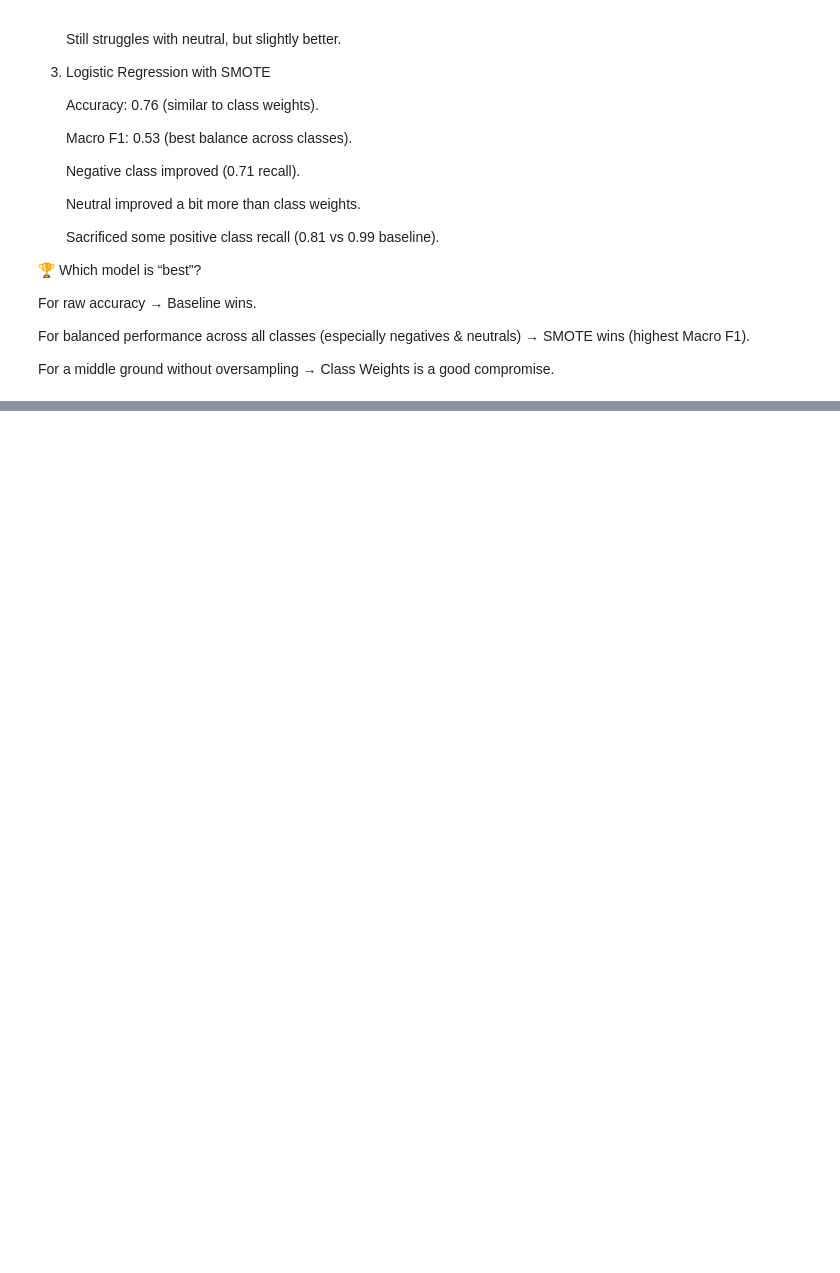
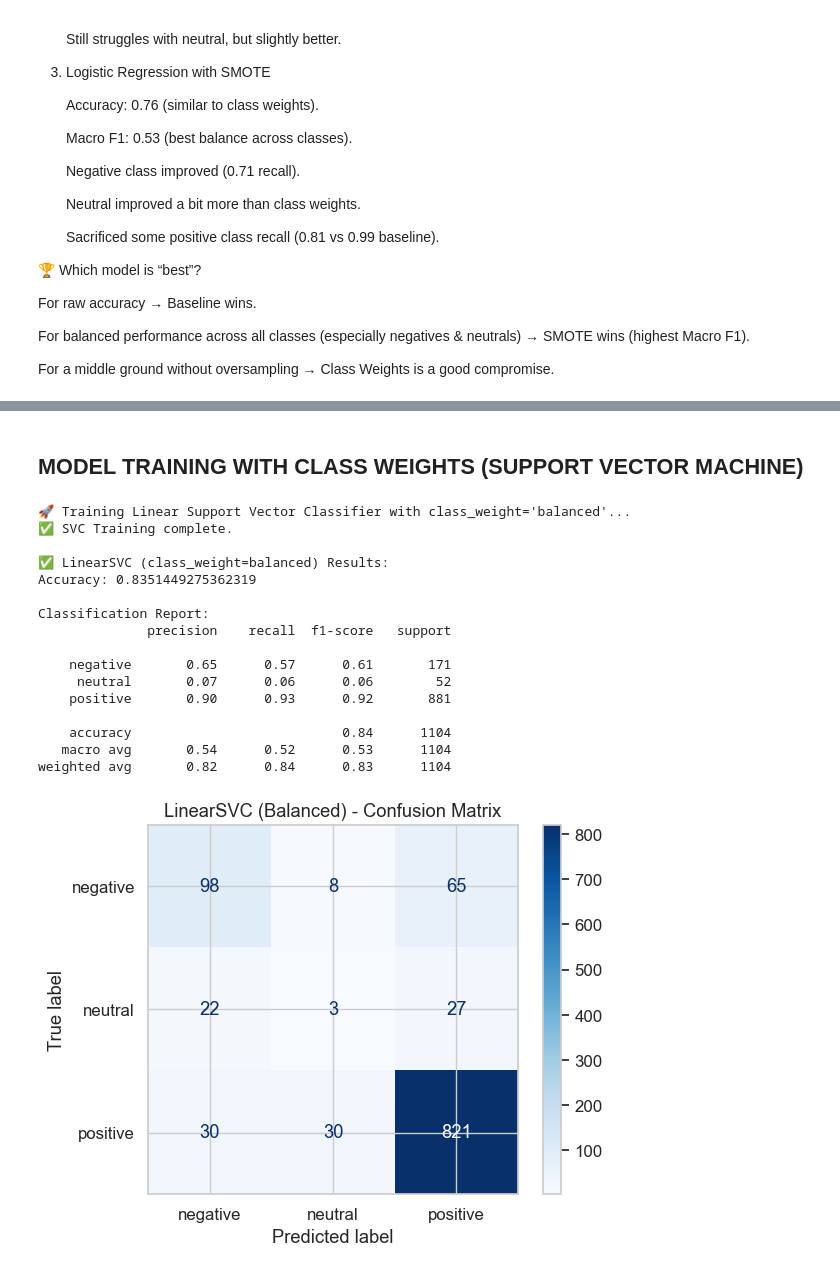
Before and after one commit to jedidahkathure/Customer-Sentiments-Analysis, a Jupyter notebook: safaricom_airtel_analysis.ipynb, the cells around one changed output, grey strips where cells are left out. Cells and saved outputs as stored; diff of their text form; code cells hidden in the pictures; blank space fills up the shorter version.

```diff
--- a/safaricom_airtel_analysis.ipynb
+++ b/safaricom_airtel_analysis.ipynb
@@ -1911,0 +1985,52 @@ For a middle ground without oversampling → Class Weights is a good compromise.
+# %% [markdown]
+## MODEL TRAINING WITH CLASS WEIGHTS (SUPPORT VECTOR MACHINE)
+# %%
+# ============================================================
+# STEP 12 — MODEL TRAINING WITH CLASS WEIGHTS (SUPPORT VECTOR MACHINE)
+# ============================================================
+# What this does:
+# - Trains a Linear Support Vector Classifier with class_weight="balanced"
+# - Evaluates on test set with accuracy, classification report, and confusion matrix
+# ============================================================
+from sklearn.svm import LinearSVC
+from sklearn.metrics import classification_report, accuracy_score, ConfusionMatrixDisplay
+import matplotlib.pyplot as plt
+
+# LinearSVC with class_weight
+# LinearSVC is an implementation of SVM for classification on large datasets.
+print("🚀 Training Linear Support Vector Classifier with class_weight='balanced'...")
+svc_balanced = LinearSVC(random_state=42, class_weight="balanced", max_iter=10000) # Increased max_iter for convergence
+svc_balanced.fit(X_train, y_train)
+print("✅ SVC Training complete.")
+
+# Predictions
+y_pred_svc = svc_balanced.predict(X_test)
+
+# Evaluation
+print("\n✅ LinearSVC (class_weight=balanced) Results:")
+print("Accuracy:", accuracy_score(y_test, y_pred_svc))
+print("\nClassification Report:")
+print(classification_report(y_test, y_pred_svc, zero_division=0))
+
+# Confusion Matrix
+ConfusionMatrixDisplay.from_predictions(y_test, y_pred_svc, cmap="Blues")
+plt.title("LinearSVC (Balanced) - Confusion Matrix")
+plt.show()
+# %% [output]
+🚀 Training Linear Support Vector Classifier with class_weight='balanced'...
+✅ SVC Training complete.
+
+✅ LinearSVC (class_weight=balanced) Results:
+Accuracy: 0.8351449275362319
+
+Classification Report:
+              precision    recall  f1-score   support
+
+    negative       0.65      0.57      0.61       171
+     neutral       0.07      0.06      0.06        52
+    positive       0.90      0.93      0.92       881
+
+    accuracy                           0.84      1104
+   macro avg       0.54      0.52      0.53      1104
+weighted avg       0.82      0.84      0.83      1104
+[figure, added]
```
Also changed, not shown: parts of 23 cells of this notebook, 13 other files.
